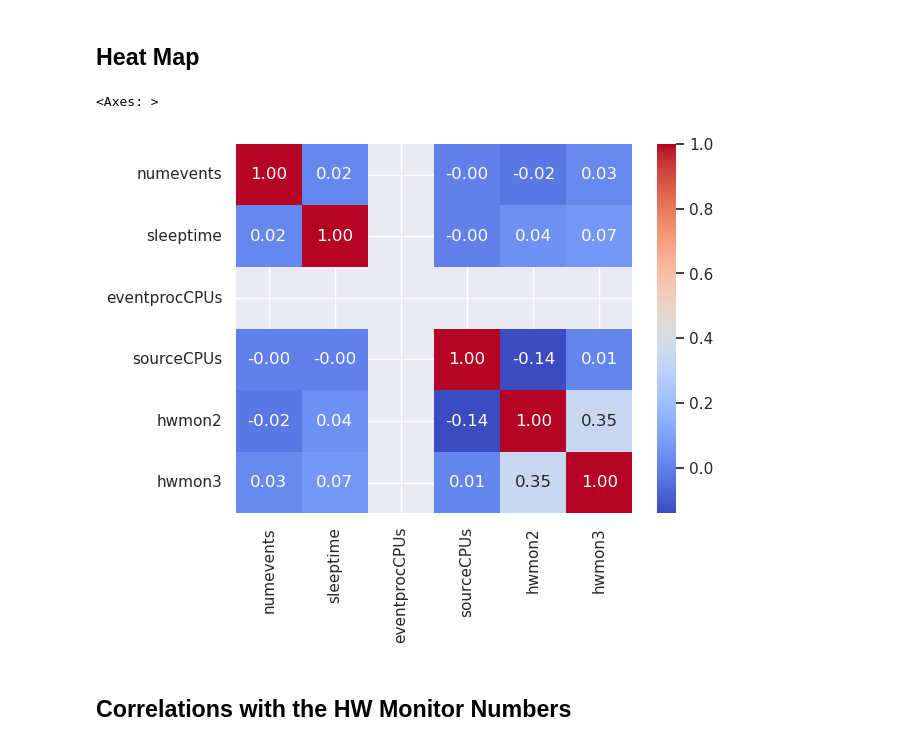
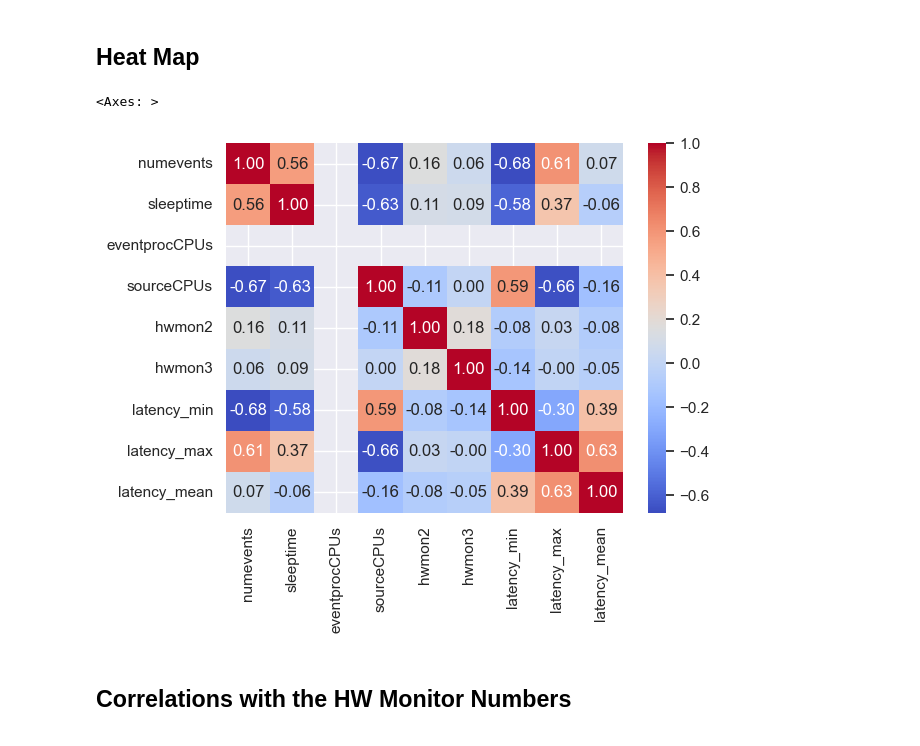
Before and after one commit to jappavoo/wfey, a Jupyter notebook: wfey_logs.ipynb, the cells around one changed output. Cells and saved outputs as stored; diff of their text form; code cells hidden in the pictures.

```diff
--- a/wfey_logs.ipynb
+++ b/wfey_logs.ipynb
@@ -17,6 +17,7 @@ from scipy import stats
 # %%
 sns.set_theme()
 
-PATH_TO_LOGS = os.getcwd()+"/scptest/logs/"
+PATH_TO_LOGS = os.getcwd()+"/logs/"
+print(PATH_TO_LOGS)
 
 TIME_BTN_POWER = 0.5
@@ -118,11 +136,11 @@ flat_data = wfey_output.explode(["hwmon2","hwmon3","time"])
 ## Heat Map
 # %%
 #sns.pairplot(data=flat_data, hue="configs")
-corr = flat_data[['numevents', 'sleeptime', 'eventprocCPUs', 'sourceCPUs', 'hwmon2', 'hwmon3']].corr()
+corr = flat_data[['numevents', 'sleeptime', 'eventprocCPUs', 'sourceCPUs', 'hwmon2', 'hwmon3', 'latency_min', 'latency_max', 'latency_mean']].corr()
 sns.heatmap(corr, annot=True, cmap='coolwarm', fmt='.2f')
 # %% [output]
 <Axes: >
-[figure, old version]
+[figure, new version]
 # %% [markdown]
 ## Correlations with the HW Monitor Numbers
 # %% [markdown]
```
Also changed, not shown: parts of 23 cells of this notebook.
